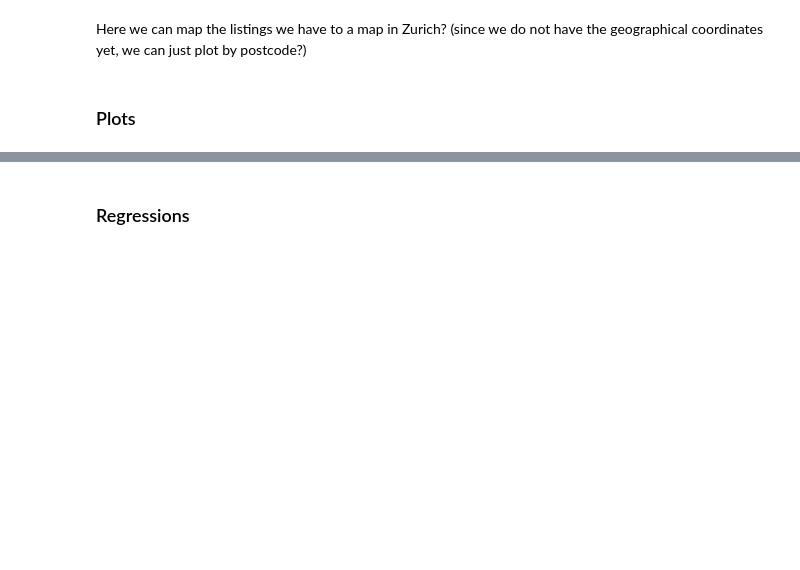
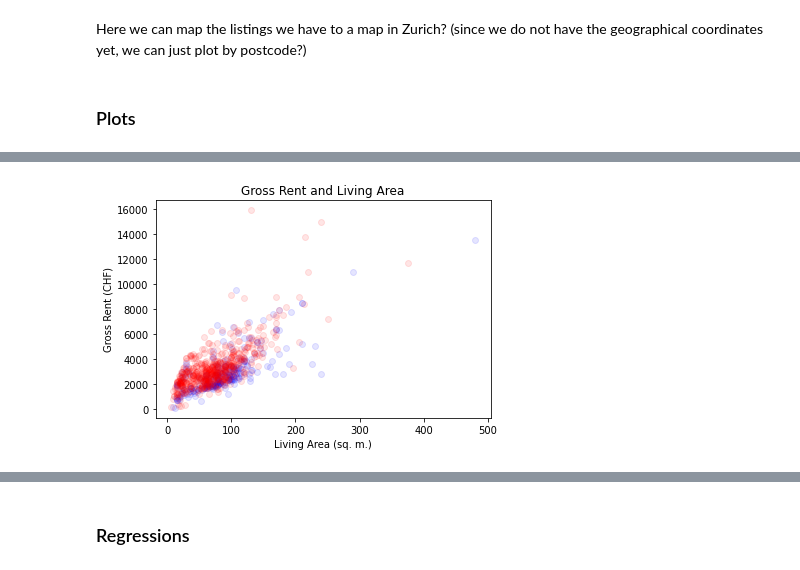
Before and after one commit to Jindi-Huang/pp4r_final_assignments, a Jupyter notebook: src/homegate_analysis.ipynb, the cells around one changed output, grey strips where cells are left out. Saved outputs shown, nothing was run; the diff lists cells and outputs as text; code cells hidden in the pictures; blank space fills up the shorter version.

```diff
--- a/src/homegate_analysis.ipynb
+++ b/src/homegate_analysis.ipynb
@@ -26,0 +88,11 @@ Here we can map the listings we have to a map in Zurich? (since we do not have t
+# %%
+# create a scatter plot of Gross Rent and Living Area, make the observations in Zurich red, while others blue
+plt.scatter(df[df['City'] != 'Zürich']['Living Area (sq. m.)'], df[df['City'] != 'Zürich']['Gross Rent (CHF)'], alpha=0.1, color='blue')
+plt.scatter(df[df['City'] == 'Zürich']['Living Area (sq. m.)'], df[df['City'] == 'Zürich']['Gross Rent (CHF)'], alpha=0.1, color='red')
+
+plt.xlabel('Living Area (sq. m.)')
+plt.ylabel('Gross Rent (CHF)')
+plt.title('Gross Rent and Living Area')
+plt.show()
+# %% [output]
+[figure, added]
```
Also changed, not shown: parts of 12 cells of this notebook, 2 other files.
